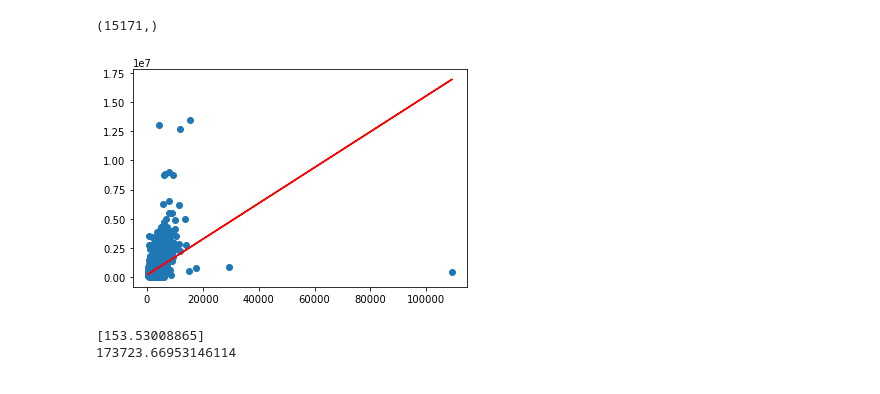
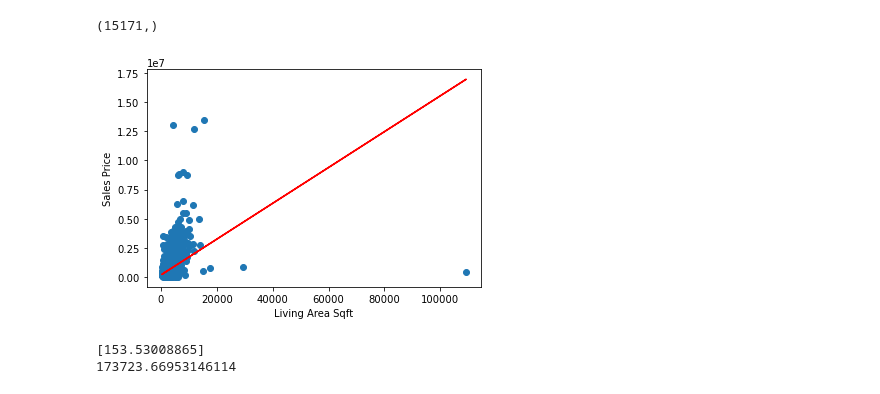
Before and after one commit to LaharikaSCU/Austin_Project, a Jupyter notebook: housing_market_prediction.ipynb, the cells around one changed output. Saved outputs shown, nothing was run; the diff lists cells and outputs as text; code cells hidden in the pictures.

```diff
--- a/housing_market_prediction.ipynb
+++ b/housing_market_prediction.ipynb
@@ -173,9 +173,11 @@ print(y_pred.shape)
 # %%
 plt.scatter(X,y)
 plt.plot(X,y_pred, color='red')
+plt.xlabel("Living Area Sqft")
+plt.ylabel("Sales Price")
 plt.show()
 # %% [output]
-[figure, old version]
+[figure, new version]
 # %%
 print(model.coef_)
 print(model.intercept_)
```
Also changed, not shown: parts of 1 cell of this notebook.
